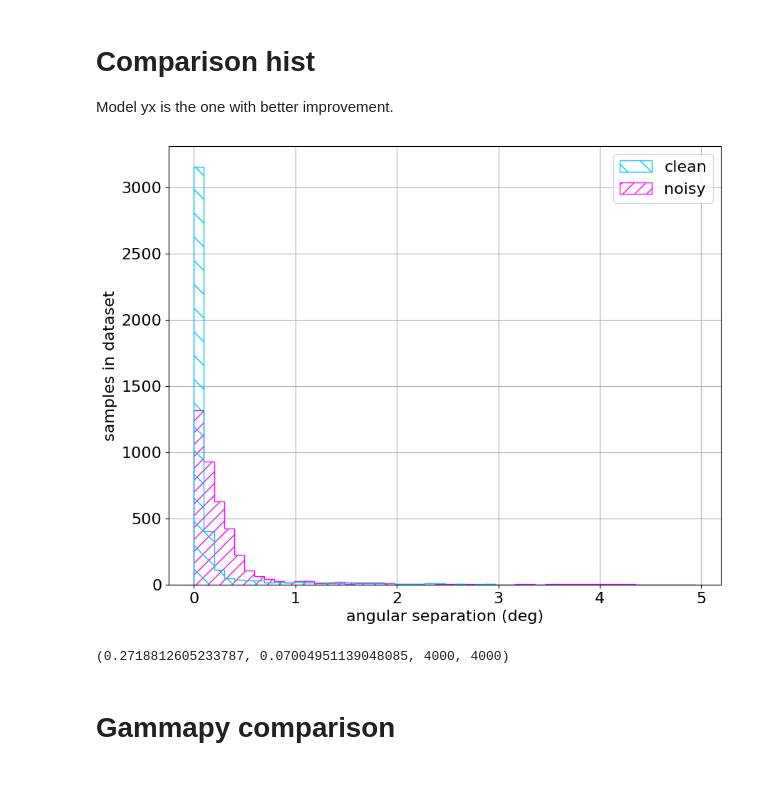
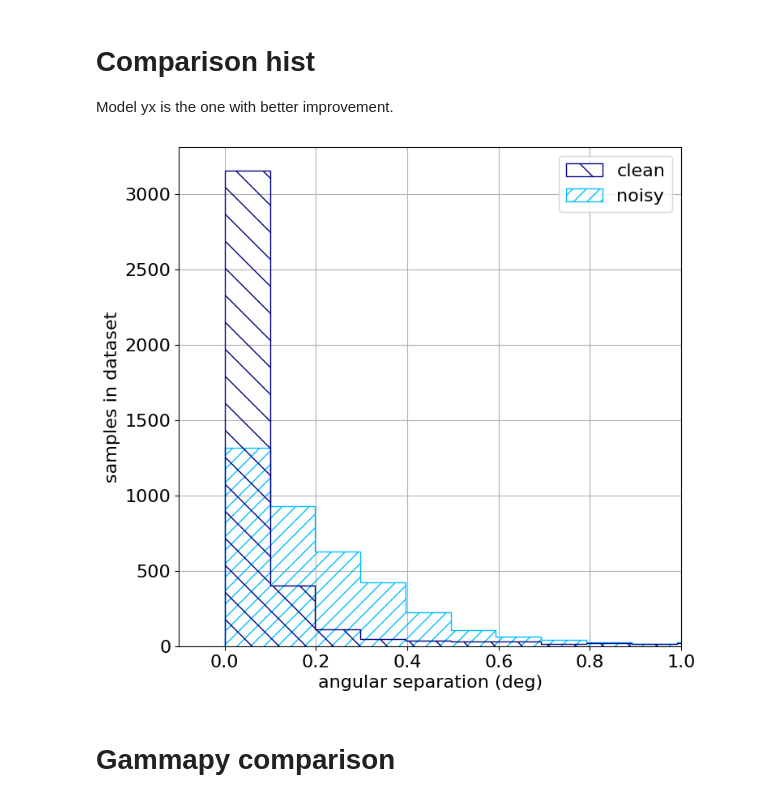
Before and after one commit to ambra-dipiano/astroAI, a Jupyter notebook: astroai/notebooks/talk-loc-compare.ipynb, the cells around one changed output. Cells and saved outputs as stored; diff of their text form; code cells hidden in the pictures.

```diff
--- a/astroai/notebooks/talk-loc-compare.ipynb
+++ b/astroai/notebooks/talk-loc-compare.ipynb
@@ -428,37 +428,39 @@ Model yx is the one with better improvement.
 # %%
 import matplotlib.patches as mpatches
 
 #colors = ['darkblue', 'crimson']
-colors = ['deepskyblue', 'magenta']
+colors = ['navy', 'deepskyblue']
 #labels = ['zALL', 'z20']
 labels = ['clean', 'noisy']
 hatches = ['\\', '//']
 legends = [mpatches.Patch(facecolor='none', edgecolor=colors[0], hatch=hatches[0]),
            mpatches.Patch(facecolor='none', edgecolor=colors[1], hatch=hatches[1])]
+histsize = (8,8)
 
 fig, ax = plt.subplots(figsize=histsize)
 ax.tick_params(axis='both', labelsize=fs)
 
 # cumulative counts hist
 data = (err_noisy, err_2nd)
-#ax.set_title('localisation error', fontsize=fs*1.5)
+
 n, bins, patches = ax.hist(data, 50, density=False, histtype='step', color=colors, label=labels)
 ax.set_ylabel('samples in dataset', fontsize=fs)
 ax.set_xlabel('angular separation (deg)', fontsize=fs)
 ax.grid()
 ax.legend(handles=legends, labels=labels, fontsize=fs)
-#ax.set_xlim([-0.1,3])
+ax.set_xlim([-0.1,1])
+#ax.set_ylim([0, 4000])
+
 
 for patch, hatch in zip(patches, hatches):
     plt.setp(patch, hatch=hatch)
 
 plt.show()
 fig.savefig(f'img/regressor_loc_error_noisy_vs_clean.png')
 
 np.percentile(err_2nd, 68), np.percentile(err_noisy, 68), len(err_2nd), len(err_noisy)
 # %% [output]
-[figure, old version]
+[figure, new version]
-(0.2718812605233787, 0.07004951139048085, 4000, 4000)
 # %% [markdown]
 # Gammapy comparison
 # %%
```
Also changed, not shown: parts of 9 cells of this notebook, 5 other files.
